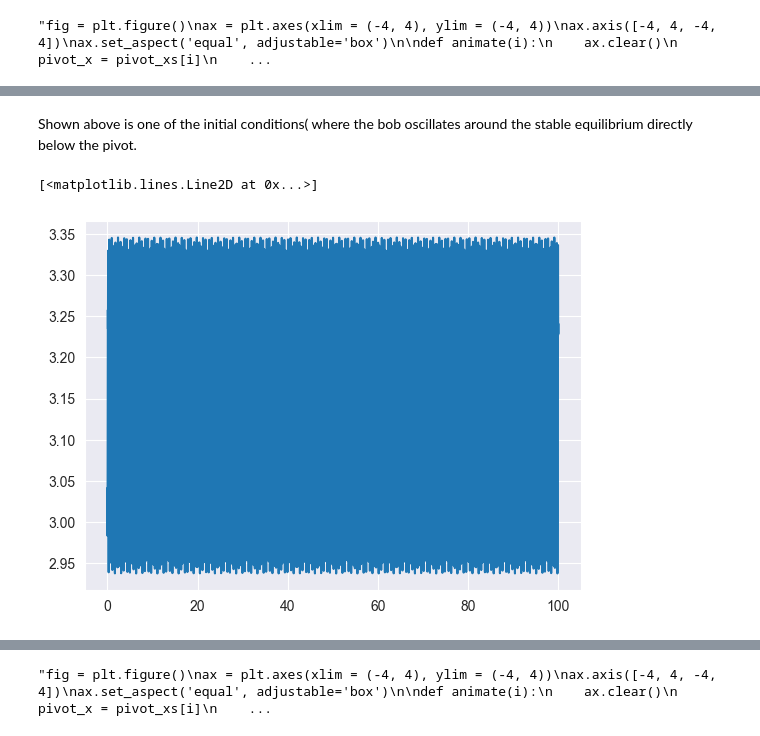
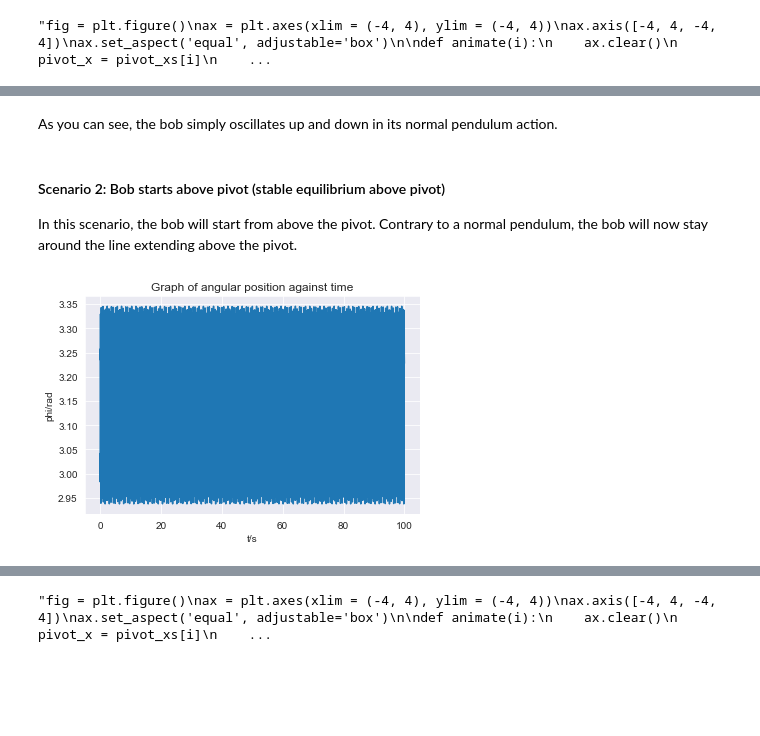
Before and after one commit to oliverysfx/Kapitza-Pendulum, a Jupyter notebook: report.ipynb, the cells around one changed output, grey strips where cells are left out. Drawn from its saved outputs; the diff is of its cells as text; code cells hidden in the pictures; blank space fills up the shorter version.

```diff
--- a/report.ipynb
+++ b/report.ipynb
@@ -148,5 +155,9 @@ plt.plot(x_bob_list,y_bob_list)
 # %% [markdown]
-Shown above is one of the initial conditions( where the bob oscillates around the stable equilibrium directly below the pivot.
+As you can see, the bob simply oscillates up and down in its normal pendulum action. <br><br>
+
+#### Scenario 2: Bob starts above pivot (stable equilibrium above pivot)
+
+In this scenario, the bob will start from above the pivot. Contrary to a normal pendulum, the bob will now stay around the line extending above the pivot.
 # %%
 g = 9.81
 a = 0.3
@@ -166,35 +177,37 @@ phidot = phidot0
 
 period = 100
 dt = 0.0001
 intervals = int(period/dt)
 
 t_list = []
 phi_list = []
 phidot_list = []
 energy_list = []
 
 for i in range(intervals):
     t = i*dt
     fphi0 = dphidt(t,phi,phidot)
     fphidot0 = dphidotdt(t,phi,phidot)
     fphi1 = dphidt(t+0.5*dt,phi+0.5*dt*fphi0,phidot+0.5*dt*fphidot0)
     fphidot1 = dphidotdt(t+0.5*dt,phi+0.5*dt*fphi0,phidot+0.5*dt*fphidot0)
     fphi2= dphidt(t+0.5*dt,phi+0.5*dt*fphi1,phidot+0.5*dt*fphidot1)
     fphidot2 = dphidotdt(t+0.5*dt,phi+0.5*dt*fphi1,phidot+0.5*dt*fphidot1)
     fphi3 = dphidt(t+dt,phi+dt*fphi2,phidot+dt*fphidot2)
     fphidot3 = dphidotdt(t+dt,phi+dt*fphi2,phidot+dt*fphidot2)
     phidot = phidot + dt/6*(fphidot0+2*fphidot1+2*fphidot2+fphidot3)
     phi = phi + dt/6*(fphi0+2*fphi1+2*fphi2+fphi3)
     phidot_list.append(phidot)
     phi_list.append(phi)
     t_list.append(t + dt)
     energy_list.append((l * phidot)**2/2 + a * l * nu * math.sin(nu * (t + dt)) * math.sin(phi) * phidot + (a * nu * math.sin(nu * (t + dt)))**2 / 2 - g * (l * math.cos(phi) + a * math.cos(nu * (t + dt))))
 
 fig = plt.figure()
 plt.plot(t_list,phi_list)
+plt.title("Graph of angular position against time")
+plt.xlabel("t/s")
+plt.ylabel("phi/rad");
 # %% [output]
-[<matplotlib.lines.Line2D at 0x...>]
-[figure, old version]
+[figure, new version]
 # %%
 fig = plt.figure()
 plt.plot(t_list[::10000],energy_list[::10000])
```
Also changed, not shown: parts of 29 cells of this notebook.
